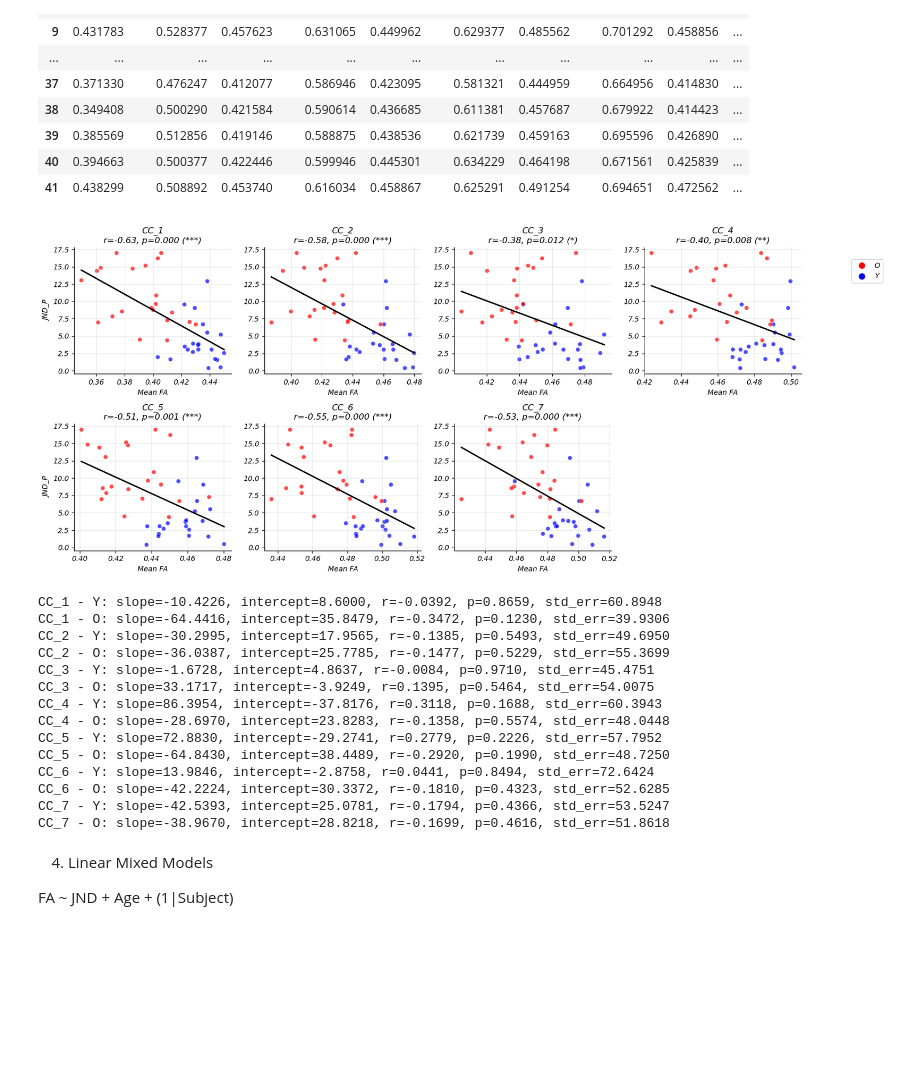
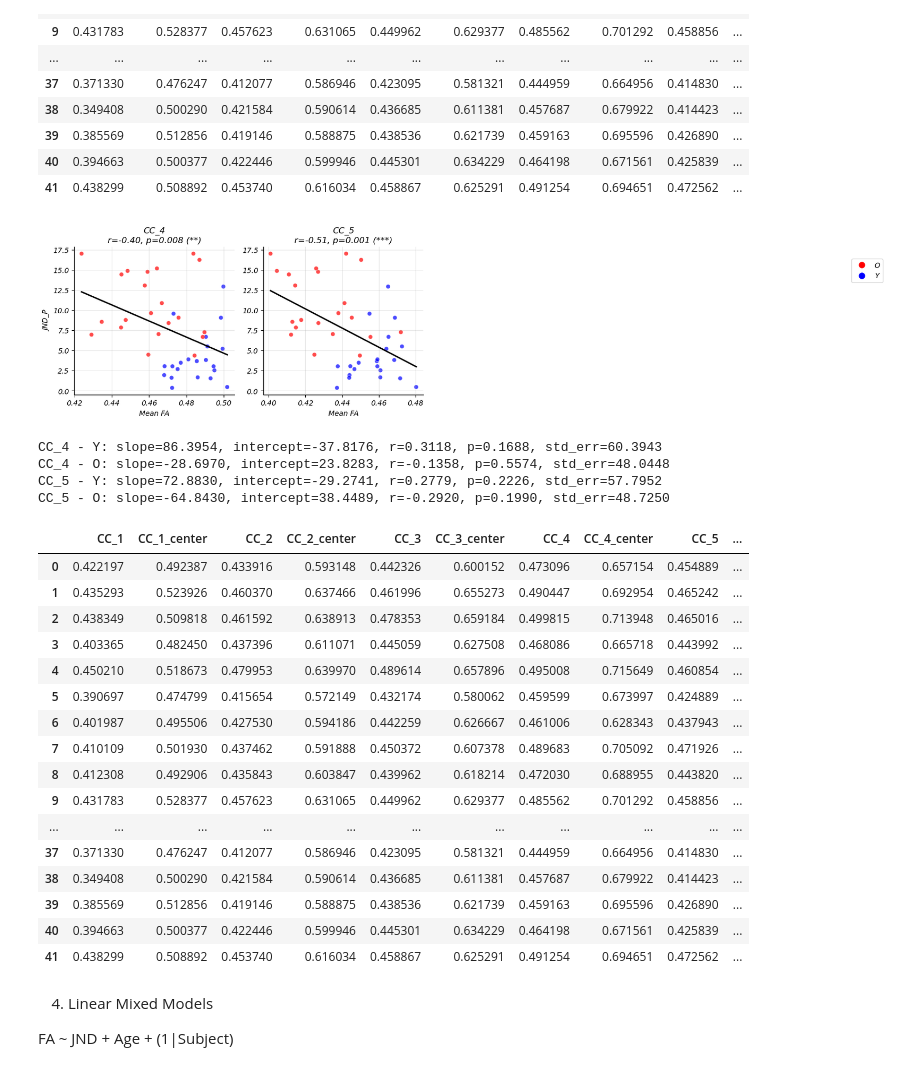
Before and after one commit to DanielaMPinzon/DTI_Aging, a Jupyter notebook: MediationAnalysis.ipynb, the cells around one changed output. Saved outputs shown, nothing was run; the diff lists cells and outputs as text; code cells hidden in the pictures; blank space fills up the shorter version.

```diff
--- a/MediationAnalysis.ipynb
+++ b/MediationAnalysis.ipynb
@@ -112,11 +106,12 @@ for CCx in CCx_list:
     for dti_metric in dti_metric_list:
         print(f'Merging data for {CCx} and metric {dti_metric}')
         file_path = os.path.join(CC_path, f'{CCx}_FA.csv')
-        print(CCx_df.shape)
         CCx_df = pd.read_csv(file_path)
         data_frames = pd.concat([sub_id, CCx_df], axis=1)
         #save merged dataframe
         dfCCx = data_frames
+        # eliminnate repeated columns
+        dfCCx = dfCCx.loc[:, ~dfCCx.columns.duplicated()]
         #dfCCx.to_csv(CCx +'_'+dti_metric+'.csv', index=False)
 
 dfCCx
@@ -155,7 +173,7 @@ for i, CCx in enumerate(CCx_list):
     mean_values = dfCCx[feature_cols].mean()
     axs[i].plot(x, mean_values.values, color='red', label='Mean FA')
     # mean by 2 group : Young and Old
-    dfCCx['group'] = sub_id['group']
+    dfCCx['group'] = sub_ID['group']
     mean_by_group = dfCCx.groupby('group')[feature_cols].mean()
     for group in mean_by_group.index:
         axs[i].plot(x, mean_by_group.loc[group].values, label=f'Mean {group}')
@@ -342,6 +360,7 @@ for CCx in CCx_list:
 # dataframe
 df_mean_FA['JND_P'] = sub_ID['JND_P']
 df_mean_FA['group'] = sub_ID['group']
+df_mean_FA['age'] = sub_ID['age']
 df_mean_FA
 # %% [output]
 |  | CC_1 | CC_1_center | CC_2 | CC_2_center | CC_3 | CC_3_center | CC_4 | CC_4_center | CC_5 | ... |
@@ -370,6 +389,7 @@ from scipy import stats
 fig, axs = plt.subplots(nrows=2, ncols=4, figsize=(15, 7))
 axs = axs.flatten()
 
+CCx_list = ['CC_4','CC_5']
 # Define colors for groups
 group_colors = {'O': 'red', 'Y': 'blue'}
 
@@ -400,34 +420,34 @@ for i, CCx in enumerate(CCx_list):
     elif p_value < 0.05:
         sig = "*"
     else:
         sig = "n.s."
 
     # Title with stats
     ax.set_title(f"{CCx}\nr={r_value:.2f}, p={p_value:.3f} ({sig})")
 
     # Labels
     ax.set_xlabel("Mean FA")
     if i % 4 == 0:
         ax.set_ylabel("JND_P")
     else:
         ax.set_ylabel("")
 
     ax.grid(True, alpha=0.3)
 
 # Remove empty subplot (8th)
 for j in range(len(CCx_list), len(axs)):
     fig.delaxes(axs[j])
 
 # Add a legend for the groups
 handles = [plt.Line2D([0], [0], marker='o', color='w', markerfacecolor=color, markersize=10, label=group)
            for group, color in group_colors.items()]
 fig.legend(handles=handles, loc='upper right', bbox_to_anchor=(1.1, 0.9))
 
 sns.despine()
 plt.tight_layout()
 plt.show()
 # %% [output]
-[figure, old version]
+[figure, new version]
 # %%
 # Regression intra-group Young vs Old
 for CCx in CCx_list:
@@ -435,21 +455,29 @@ for CCx in CCx_list:
         mask = df_mean_FA['group'] == group
         slope, intercept, r_value, p_value, std_err = stats.linregress(df_mean_FA[mask][CCx], df_mean_FA[mask]['JND_P'])
         print(f"{CCx} - {group}: slope={slope:.4f}, intercept={intercept:.4f}, r={r_value:.4f}, p={p_value:.4f}, std_err={std_err:.4f}")
+df_mean_FA
 # %% [output]
-CC_1 - Y: slope=-10.4226, intercept=8.6000, r=-0.0392, p=0.8659, std_err=60.8948
-CC_1 - O: slope=-64.4416, intercept=35.8479, r=-0.3472, p=0.1230, std_err=39.9306
-CC_2 - Y: slope=-30.2995, intercept=17.9565, r=-0.1385, p=0.5493, std_err=49.6950
-CC_2 - O: slope=-36.0387, intercept=25.7785, r=-0.1477, p=0.5229, std_err=55.3699
-CC_3 - Y: slope=-1.6728, intercept=4.8637, r=-0.0084, p=0.9710, std_err=45.4751
-CC_3 - O: slope=33.1717, intercept=-3.9249, r=0.1395, p=0.5464, std_err=54.0075
 CC_4 - Y: slope=86.3954, intercept=-37.8176, r=0.3118, p=0.1688, std_err=60.3943
 CC_4 - O: slope=-28.6970, intercept=23.8283, r=-0.1358, p=0.5574, std_err=48.0448
 CC_5 - Y: slope=72.8830, intercept=-29.2741, r=0.2779, p=0.2226, std_err=57.7952
 CC_5 - O: slope=-64.8430, intercept=38.4489, r=-0.2920, p=0.1990, std_err=48.7250
-CC_6 - Y: slope=13.9846, intercept=-2.8758, r=0.0441, p=0.8494, std_err=72.6424
-CC_6 - O: slope=-42.2224, intercept=30.3372, r=-0.1810, p=0.4323, std_err=52.6285
-CC_7 - Y: slope=-42.5393, intercept=25.0781, r=-0.1794, p=0.4366, std_err=53.5247
-CC_7 - O: slope=-38.9670, intercept=28.8218, r=-0.1699, p=0.4616, std_err=51.8618
+|  | CC_1 | CC_1_center | CC_2 | CC_2_center | CC_3 | CC_3_center | CC_4 | CC_4_center | CC_5 | ... |
+| 0 | 0.422197 | 0.492387 | 0.433916 | 0.593148 | 0.442326 | 0.600152 | 0.473096 | 0.657154 | 0.454889 | ... |
+| 1 | 0.435293 | 0.523926 | 0.460370 | 0.637466 | 0.461996 | 0.655273 | 0.490447 | 0.692954 | 0.465242 | ... |
+| 2 | 0.438349 | 0.509818 | 0.461592 | 0.638913 | 0.478353 | 0.659184 | 0.499815 | 0.713948 | 0.465016 | ... |
+| 3 | 0.403365 | 0.482450 | 0.437396 | 0.611071 | 0.445059 | 0.627508 | 0.468086 | 0.665718 | 0.443992 | ... |
+| 4 | 0.450210 | 0.518673 | 0.479953 | 0.639970 | 0.489614 | 0.657896 | 0.495008 | 0.715649 | 0.460854 | ... |
+| 5 | 0.390697 | 0.474799 | 0.415654 | 0.572149 | 0.432174 | 0.580062 | 0.459599 | 0.673997 | 0.424889 | ... |
+| 6 | 0.401987 | 0.495506 | 0.427530 | 0.594186 | 0.442259 | 0.626667 | 0.461006 | 0.628343 | 0.437943 | ... |
+| 7 | 0.410109 | 0.501930 | 0.437462 | 0.591888 | 0.450372 | 0.607378 | 0.489683 | 0.705092 | 0.471926 | ... |
+| 8 | 0.412308 | 0.492906 | 0.435843 | 0.603847 | 0.439962 | 0.618214 | 0.472030 | 0.688955 | 0.443820 | ... |
+| 9 | 0.431783 | 0.528377 | 0.457623 | 0.631065 | 0.449962 | 0.629377 | 0.485562 | 0.701292 | 0.458856 | ... |
+| ... | ... | ... | ... | ... | ... | ... | ... | ... | ... | ... |
+| 37 | 0.371330 | 0.476247 | 0.412077 | 0.586946 | 0.423095 | 0.581321 | 0.444959 | 0.664956 | 0.414830 | ... |
+| 38 | 0.349408 | 0.500290 | 0.421584 | 0.590614 | 0.436685 | 0.611381 | 0.457687 | 0.679922 | 0.414423 | ... |
+| 39 | 0.385569 | 0.512856 | 0.419146 | 0.588875 | 0.438536 | 0.621739 | 0.459163 | 0.695596 | 0.426890 | ... |
+| 40 | 0.394663 | 0.500377 | 0.422446 | 0.599946 | 0.445301 | 0.634229 | 0.464198 | 0.671561 | 0.425839 | ... |
+| 41 | 0.438299 | 0.508892 | 0.453740 | 0.616034 | 0.458867 | 0.625291 | 0.491254 | 0.694651 | 0.472562 | ... |
 # %% [markdown]
 4. Linear Mixed Models
 
```
Also changed, not shown: parts of 20 cells of this notebook.
